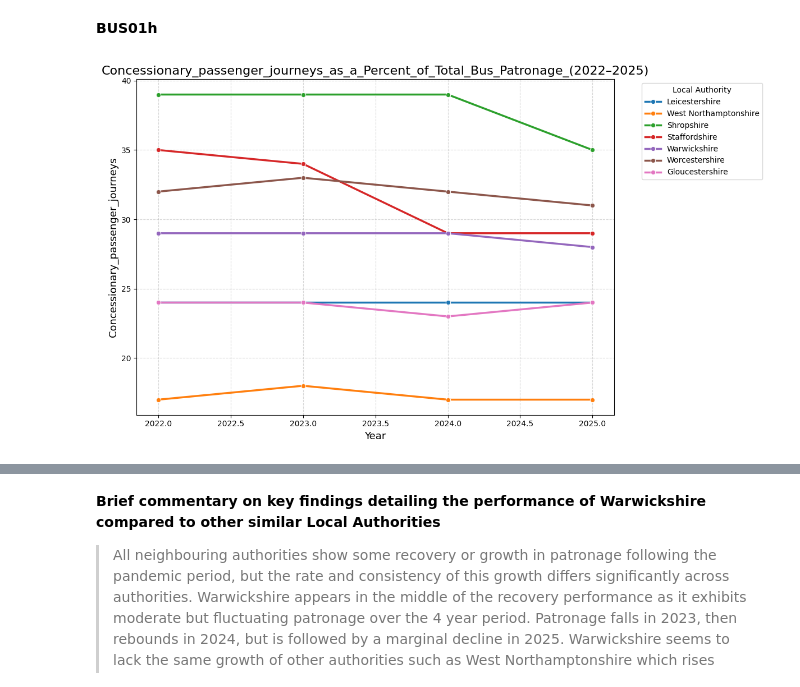
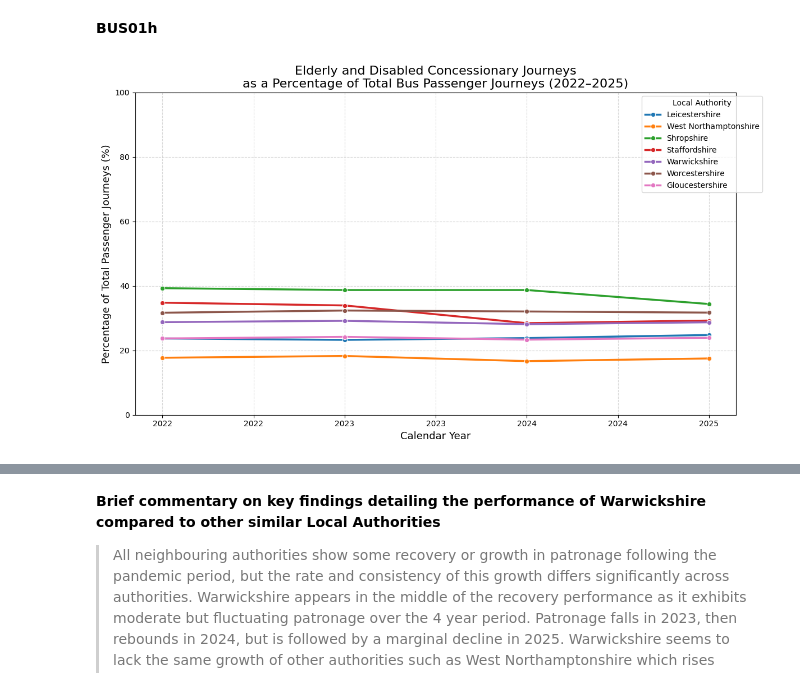
Before and after one commit to arlomilesmason/bus-patronage-analysis-2022-25, a Jupyter notebook: BP_EDA.ipynb, the cells around one changed output, grey strips where cells are left out. Cells and saved outputs as stored; diff of their text form; code cells hidden in the pictures.

```diff
--- a/BP_EDA.ipynb
+++ b/BP_EDA.ipynb
@@ -7,8 +7,14 @@
 import pandas as pd
 import seaborn as sns
 import matplotlib.pyplot as plt
+from matplotlib.ticker import FuncFormatter
 
-df = pd.read_csv('Bus01e.csv')
+
+def year_formatter(x, pos):
+    return f"{int(x)}"
+
+
+df = pd.read_csv('data/BUS01e.csv')
 df.head()
 # %% [output]
 |  | Local Authority (LA) Code | LA or Region | 2010 | 2011 | 2012 | 2013 | 2014 | 2015 | 2016 | ... |
@@ -267,34 +242,57 @@ plt.show()
 # %% [markdown]
 **BUS01h**
 # %%
-df = pd.read_csv("Bus01h.csv")
+bus01e = pd.read_csv("data/BUS01e.csv")
+bus01g = pd.read_csv("data/BUS01g.csv")
 
-# Cleaning and preparing data for analysis
-# Identify all year columns (e.g., "2010" … "2025")
-year_cols = [c for c in df.columns if c.isdigit()]
+year_cols = [c for c in bus01e.columns if c.isdigit()]
 
-# Melt
-df_long = df.melt(
+# Melt BUS01e (total journeys)
+e_long = bus01e.melt(
     id_vars=["LA or Region"],
     value_vars=year_cols,
     var_name="Year",
-    value_name="Concessionary_passenger_journeys"
+    value_name="Total_Journeys"
+)
+
+# Melt BUS01g (concessionary journeys)
+g_long = bus01g.melt(
+    id_vars=["LA or Region"],
+    value_vars=year_cols,
+    var_name="Year",
+    value_name="Concessionary_Journeys"
 )
 
 # Convert types
-df_long["Year"] = df_long["Year"].astype(int)
-df_long["Concessionary_passenger_journeys"] = pd.to_numeric(
-    df_long["Concessionary_passenger_journeys"],
+e_long["Year"] = e_long["Year"].astype(int)
+g_long["Year"] = g_long["Year"].astype(int)
+
+e_long["Total_Journeys"] = pd.to_numeric(
+    e_long["Total_Journeys"],
     errors="coerce"
 )
 
-# Convert years to numbers
-df_long["Year"] = df_long["Year"].astype(int)
+g_long["Concessionary_Journeys"] = pd.to_numeric(
+    g_long["Concessionary_Journeys"],
+    errors="coerce"
+)
 
-# Keep only 2022–2025
-df_long = df_long[df_long["Year"].between(2022, 2025)]
+# Merge
+merged = pd.merge(
+    e_long,
+    g_long,
+    on=["LA or Region", "Year"]
+)
 
-# Authorities for comparison
+
+merged["Concessionary_Share_Percent"] = (
+    merged["Concessionary_Journeys"] /
+    merged["Total_Journeys"]
+) * 100
+
+# Filter years and authorities
+merged = merged[merged["Year"].between(2022, 2025)]
+
 target_areas = [
     "Warwickshire",
     "Worcestershire",
@@ -305,43 +303,51 @@ target_areas = [
     "Leicestershire"
 ]
 
-# Filter to only those in the dataset
-df_filtered = df_long[df_long["LA or Region"].isin(target_areas)]
-
+df_filtered = merged[merged["LA or Region"].isin(target_areas)]
 # Plot Action 1: Line plot comparing bus patronage trends across selected local authorities
 
 plt.figure(figsize=(12, 7))
+
 sns.lineplot(
     data=df_filtered,
     x="Year",
-    y="Concessionary_passenger_journeys",
+    y="Concessionary_Share_Percent",
     hue="LA or Region",
     marker="o",
     linewidth=2.5
 )
 
-plt.title("Concessionary_passenger_journeys_as_a_Percent_of_Total_Bus_Patronage_(2022–2025)", fontsize=16)
-plt.xlabel("Year", fontsize=13)
-plt.ylabel("Concessionary_passenger_journeys", fontsize=13)
+plt.title(
+    "Elderly and Disabled Concessionary Journeys\n"
+    "as a Percentage of Total Bus Passenger Journeys (2022–2025)",
+    fontsize=16
+)
+
+plt.xlabel("Calendar Year", fontsize=13)
+plt.ylabel("Percentage of Total Passenger Journeys (%)", fontsize=13)
+plt.ylim(0, 100)
+
+ax = plt.gca()
+ax.xaxis.set_major_formatter(FuncFormatter(year_formatter))
+
 plt.grid(True, linestyle="--", alpha=0.5)
-plt.legend(title="Local Authority", bbox_to_anchor=(1.05, 1), loc="upper left")
+plt.legend(title="Local Authority", bbox_to_anchor=(1.05, 1))
 plt.tight_layout()
-
 plt.show()
 
 # Faceted line plots for each authority to show trends more clearly
 g = sns.FacetGrid(
     df_filtered,
     col="LA or Region",
     col_wrap=4,
     height=3.2,
     sharey=False
 )
 
-g.map_dataframe(sns.lineplot, x="Year", y="Concessionary_passenger_journeys", marker="o")
+g.map_dataframe(sns.lineplot, x="Year", y="Concessionary_Share_Percent", marker="o")
 g.set_titles("{col_name}")
 g.fig.suptitle("Concessionary_passenger_journeys_as_a_Percent_of_Total_Bus_Patronage_(2022–2025)", y=1.03)
 
 plt.show()
 # %% [output]
-[figure, old version]
+[figure, new version]
```
Also changed, not shown: parts of 6 cells of this notebook.
